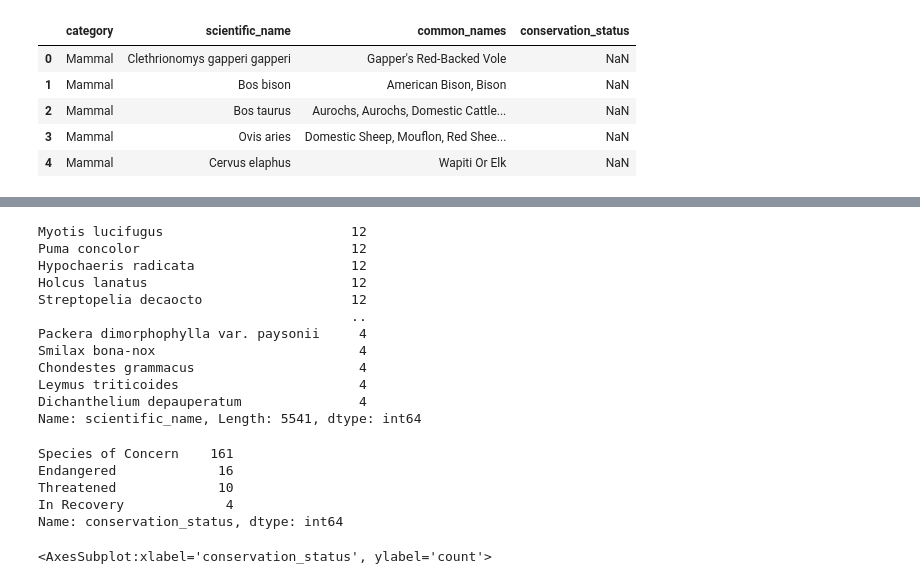
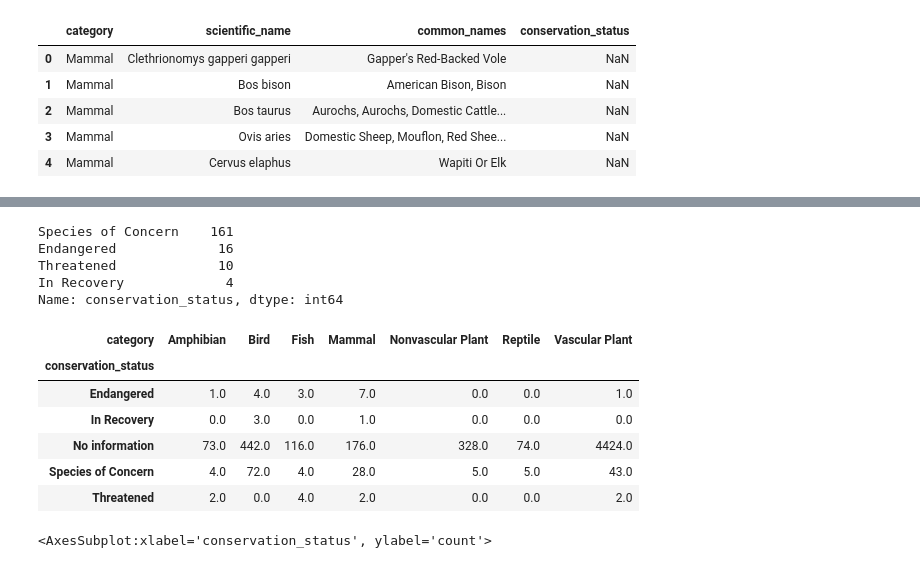
Before and after one commit to mezamateoj/DataProjects, a Jupyter notebook: biodiversity-starter/biodiversity.ipynb, the cells around one changed output, grey strips where cells are left out. Drawn from its saved outputs; the diff is of its cells as text; code cells hidden in the pictures.

```diff
--- a/biodiversity-starter/biodiversity.ipynb
+++ b/biodiversity-starter/biodiversity.ipynb
@@ -136,18 +112,3 @@ Name: scientific_name, Length: 5541, dtype: int64
-# %%
-obs['scientific_name'].value_counts()
-# %% [output]
-Myotis lucifugus                        12
-Puma concolor                           12
-Hypochaeris radicata                    12
-Holcus lanatus                          12
-Streptopelia decaocto                   12
-                                        ..
-Packera dimorphophylla var. paysonii     4
-Smilax bona-nox                          4
-Chondestes grammacus                     4
-Leymus triticoides                       4
-Dichanthelium depauperatum               4
-Name: scientific_name, Length: 5541, dtype: int64
 # %%
 species['conservation_status'].value_counts()
 # %% [output]
@@ -156,6 +117,24 @@ Endangered             16
 Threatened             10
 In Recovery             4
 Name: conservation_status, dtype: int64
+# %%
+species.fillna('No information', inplace=True)
+# %%
+conservationCategory = species[species['conservation_status'] != "No Information"]\
+    .groupby(["conservation_status", "category"])['scientific_name']\
+    .count()\
+    .unstack()\
+    .fillna(0)
+
+conservationCategory
+# %% [output]
+| category | Amphibian | Bird | Fish | Mammal | Nonvascular Plant | Reptile | Vascular Plant |
+| conservation_status |  |  |  |  |  |  |  |
+| Endangered | 1.0 | 4.0 | 3.0 | 7.0 | 0.0 | 0.0 | 1.0 |
+| In Recovery | 0.0 | 3.0 | 0.0 | 1.0 | 0.0 | 0.0 | 0.0 |
+| No information | 73.0 | 442.0 | 116.0 | 176.0 | 328.0 | 74.0 | 4424.0 |
+| Species of Concern | 4.0 | 72.0 | 4.0 | 28.0 | 5.0 | 5.0 | 43.0 |
+| Threatened | 2.0 | 0.0 | 4.0 | 2.0 | 0.0 | 0.0 | 2.0 |
 # %%
 sns.countplot(x='conservation_status', data=species)
 # %% [output]
```
Also changed, not shown: parts of 8 cells of this notebook.
